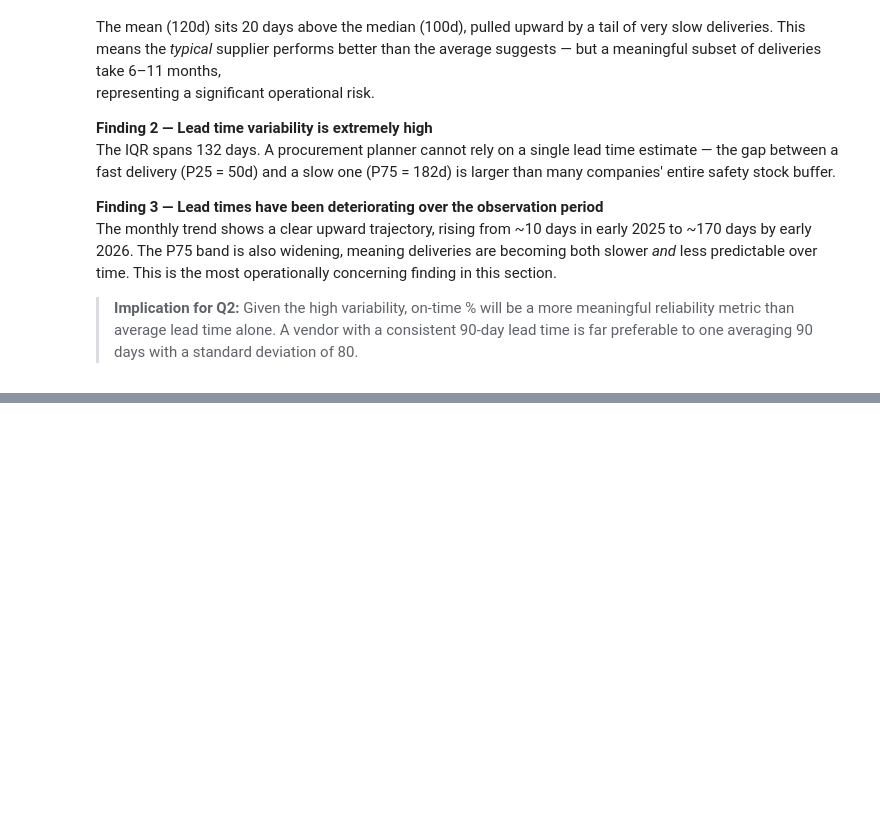
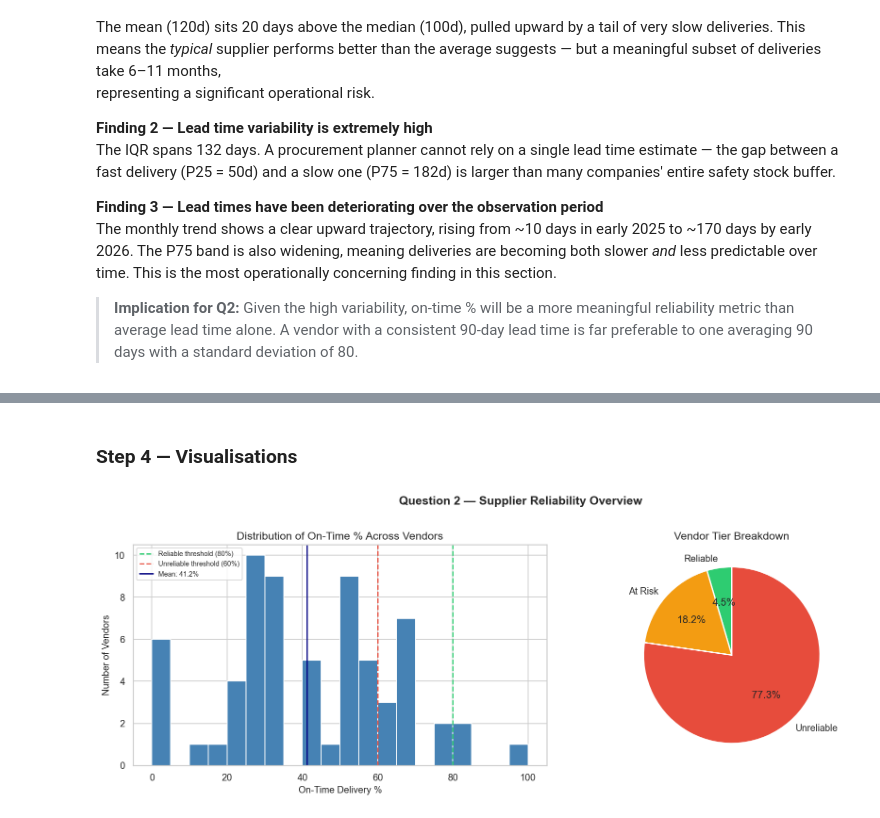
Before and after one commit to Muhammad-Umer-Riaz/data-analyst-portfolio, a Jupyter notebook: Supplier_Performance_Analysis/supplier_performance_analysis.ipynb, the cells around one changed output, grey strips where cells are left out. Cells and saved outputs as stored; diff of their text form; code cells hidden in the pictures; blank space fills up the shorter version.

```diff
--- a/Supplier_Performance_Analysis/supplier_performance_analysis.ipynb
+++ b/Supplier_Performance_Analysis/supplier_performance_analysis.ipynb
@@ -376,0 +569,44 @@ The monthly trend shows a clear upward trajectory, rising from ~10 days in early
+# %% [markdown]
+### Step 4 — Visualisations
+# %%
+# ── Plot 1: On-time % distribution across all vendors ────────────────────────
+tier_colors = {
+    'Reliable':   '#2ecc71',
+    'At Risk':    '#f39c12',
+    'Unreliable': '#e74c3c',
+}
+
+fig, axes = plt.subplots(1, 2, figsize=(14, 5))
+fig.suptitle("Question 2 — Supplier Reliability Overview",
+             fontsize=14, fontweight='bold', y=1.01)
+
+# ── Histogram of on-time % ───────────────────────────────────────────────────
+axes[0].hist(df_vendor['on_time_pct'], bins=20,
+             color='steelblue', edgecolor='white')
+axes[0].axvline(80, color='#2ecc71',  linestyle='--',
+                linewidth=1.5, label='Reliable threshold (80%)')
+axes[0].axvline(60, color='#e74c3c',  linestyle='--',
+                linewidth=1.5, label='Unreliable threshold (60%)')
+axes[0].axvline(df_vendor['on_time_pct'].mean(), color='navy',
+                linestyle='-', linewidth=1.5,
+                label=f"Mean: {df_vendor['on_time_pct'].mean():.1f}%")
+axes[0].set_title("Distribution of On-Time % Across Vendors")
+axes[0].set_xlabel("On-Time Delivery %")
+axes[0].set_ylabel("Number of Vendors")
+axes[0].legend(fontsize=8)
+
+# ── Tier breakdown pie ───────────────────────────────────────────────────────
+tier_order = ['Reliable', 'At Risk', 'Unreliable']
+tier_vals   = [tier_counts.get(t, 0) for t in tier_order]
+tier_clrs   = [tier_colors[t] for t in tier_order]
+
+axes[1].pie(tier_vals, labels=tier_order, colors=tier_clrs,
+            autopct='%1.1f%%', startangle=90,
+            wedgeprops=dict(edgecolor='white', linewidth=1.5))
+axes[1].set_title("Vendor Tier Breakdown")
+
+plt.tight_layout()
+plt.savefig("q2_reliability_overview.png", bbox_inches='tight')
+plt.show()
+# %% [output]
+[figure, added]
```
Also changed, not shown: parts of 9 cells of this notebook.
